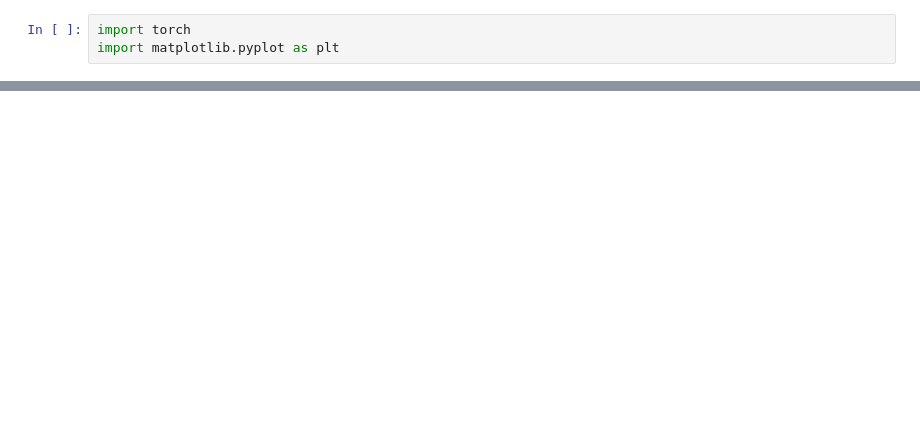
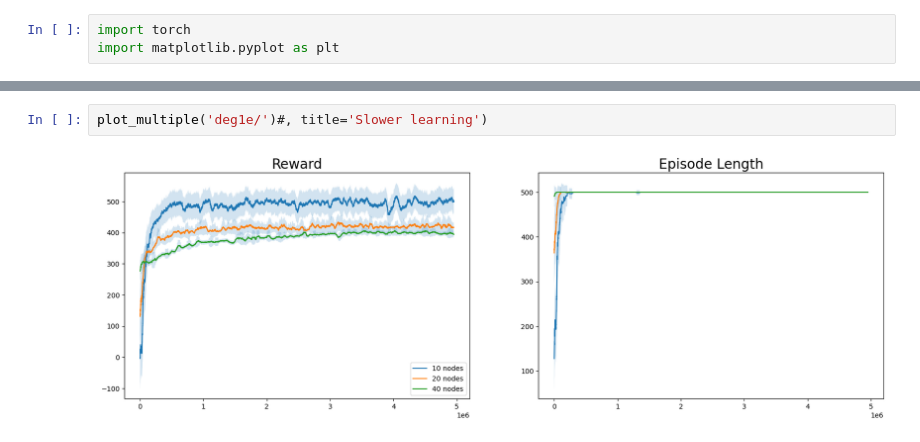
Before and after one commit to zazyzaya/minimal_yawning_titan, a Jupyter notebook: notebooks/viz.ipynb, the cells around one changed output, grey strips where cells are left out. Cells and saved outputs as stored; diff of their text form; blank space fills up the shorter version.

```diff
--- a/notebooks/viz.ipynb
+++ b/notebooks/viz.ipynb
@@ -52,0 +84,4 @@ plot_episode(40,0)
+# %%
+plot_multiple('deg1e/')#, title='Slower learning')
+# %% [output]
+[figure, added]
```
Also changed, not shown: parts of 6 cells of this notebook, 11 other files.
